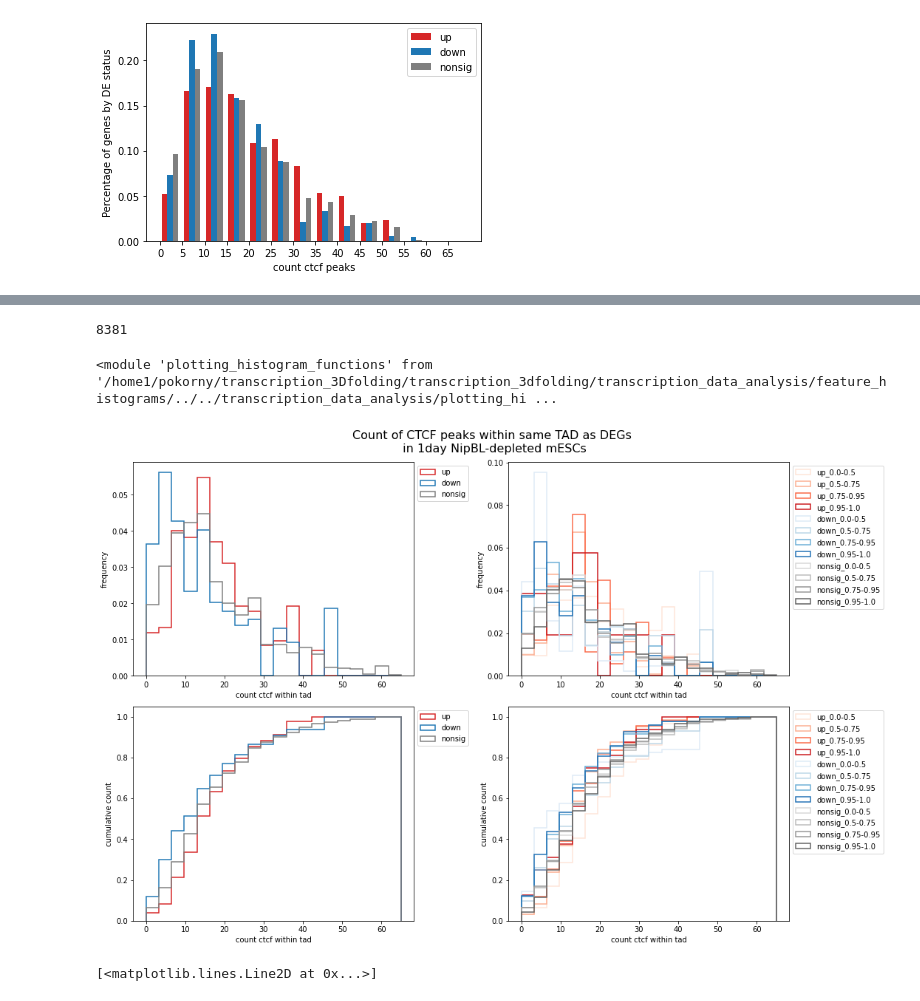
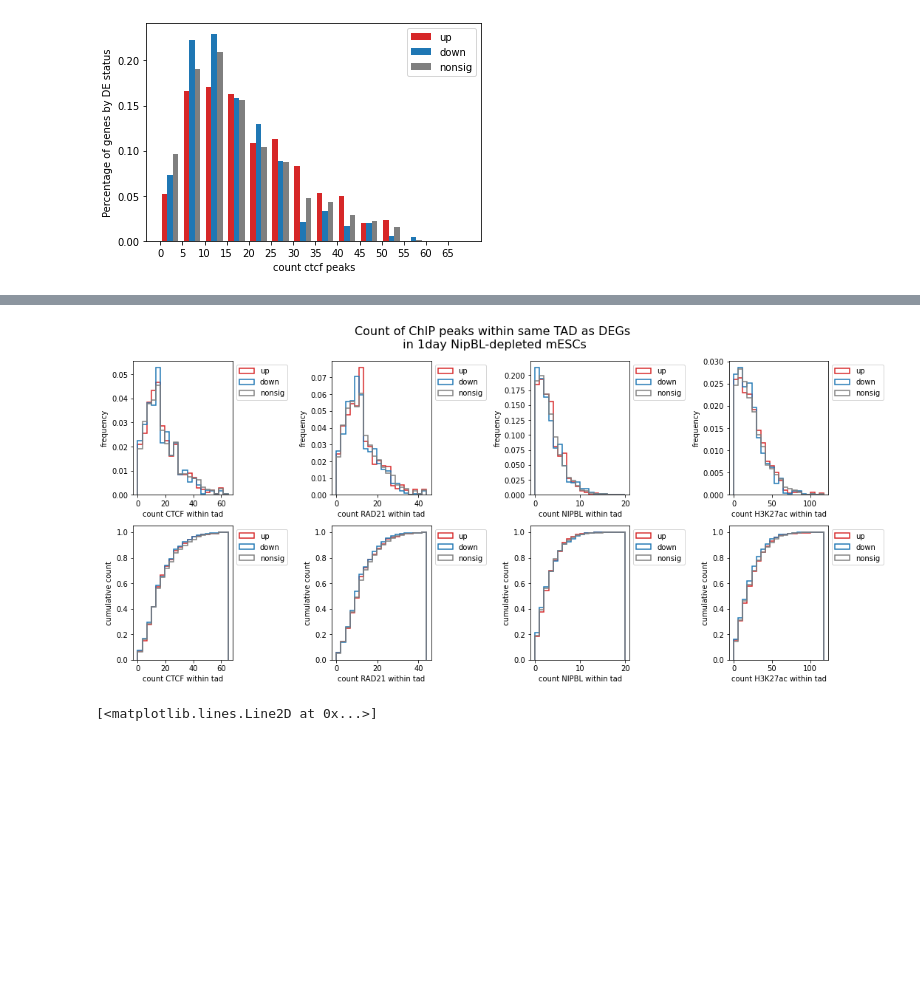
Before and after one commit to Bozhie/transcription_3Dfolding, a Jupyter notebook: transcription_3dfolding/transcription_data_analysis/20221108_dNipBL_proximal_proteins.ipynb, the cells around one changed output, grey strips where cells are left out. Drawn from its saved outputs; the diff is of its cells as text; code cells hidden in the pictures; blank space fills up the shorter version.

Commit message:
prototyping function for distribution of TADs containing DEGs

```diff
--- a/transcription_3dfolding/transcription_data_analysis/20221108_dNipBL_proximal_proteins.ipynb
+++ b/transcription_3dfolding/transcription_data_analysis/20221108_dNipBL_proximal_proteins.ipynb
@@ -399,3 +307,0 @@ Grouping into bins to see a little better :D
-# %%
-# Assign bins for ctcf counts to group them
-df = pfn.assign_bin(df, 'count_ctcf_peaks', np.arange(0, 70, 5), 'count_ctcf_bin')
@@ -417,4 +307,0 @@ pfn.distribution_features_by_region(df,
-# %%
-day1_res_df['count_ctcf_within_tad'].isna().sum()
-# %% [output]
-8381
@@ -426,5 +307,0 @@ quantiled_df['count_ctcf_within_tad'] = bf.overlap(quantiled_df, df, how='inner'
-# %%
-import importlib
-importlib.reload(pfn)
-# %% [output]
-<module 'plotting_histogram_functions' from '/home1/pokorny/transcription_3Dfolding/transcription_3dfolding/transcription_data_analysis/feature_histograms/../../transcription_data_analysis/plotting_hi ...
@@ -431,39 +314,34 @@ importlib.reload(pfn)
 # %%
-fig, axs = plt.subplots(2, 2, figsize=(15, 10))
-fig.suptitle(('Count of CTCF peaks within same TAD as DEGs'
-             '\n in 1day NipBL-depleted mESCs'),
-             fontsize=16)
+fig, axs = plt.subplots(2, len(chip_peaks_condition_dict), figsize=(15, 7))
 
-pfn.plot_count_histogram(day1_res_df,
-                     'count_ctcf_within_tad',
-                    cumulative=True,
-                     bins=20,
-                    ax=axs[1, 0])
+i = 0
+for chip, file in chip_peaks_condition_dict.items():
+    ctcf_df = flt.get_peak_bioframe(file)
+    df['count_'+chip+'_peaks'] = bf.count_overlaps(df, ctcf_df)['count']
+    day1_res_df['count_'+chip+'_within_tad'] = bf.overlap(day1_res_df, df, how='inner', suffixes=('_genes', '_tads'))['count_'+chip+'_peaks_tads']
 
-pfn.plot_count_histogram(day1_res_df,
-                     'count_ctcf_within_tad',
-                    cumulative=False,
-                    bins=20,
-                    ax=axs[0, 0])
+    fig.suptitle(('Count of ChIP peaks within same TAD as DEGs'
+                 '\n in 1day NipBL-depleted mESCs'),
+                 fontsize=16)
 
-pfn.plot_count_histogram(quantiled_df,
-                     'count_ctcf_within_tad',
-                     category_colors=category_colormap_big,
-                    cumulative=True,
-                     bins=20,
-                    ax=axs[1, 1])
+    pfn.plot_count_histogram(day1_res_df,
+                         'count_'+chip+'_within_tad',
+                        cumulative=True,
+                         bins=20,
+                        ax=axs[1, i])
 
-pfn.plot_count_histogram(quantiled_df,
-                     'count_ctcf_within_tad',
-                     category_colors=category_colormap_big,
-                     cumulative=False,
-                     bins=20,
-                     ax=axs[0, 1])
+    pfn.plot_count_histogram(day1_res_df,
+                         'count_'+chip+'_within_tad',
+                        cumulative=False,
+                        bins=20,
+                        ax=axs[0, i])
+    i+=1
+
 
 plt.tight_layout()
 plt.show()
 # %% [output]
-[figure, old version]
+[figure, new version]
 # %%
 plt.plot(day1_res_df.sort_values(['count_ctcf_within_tad'])['count_ctcf_within_tad'].values, np.linspace(0, 1, len(day1_res_df)))
 # %% [output]
```
Also changed, not shown: parts of 25 cells of this notebook, 2 other files.
